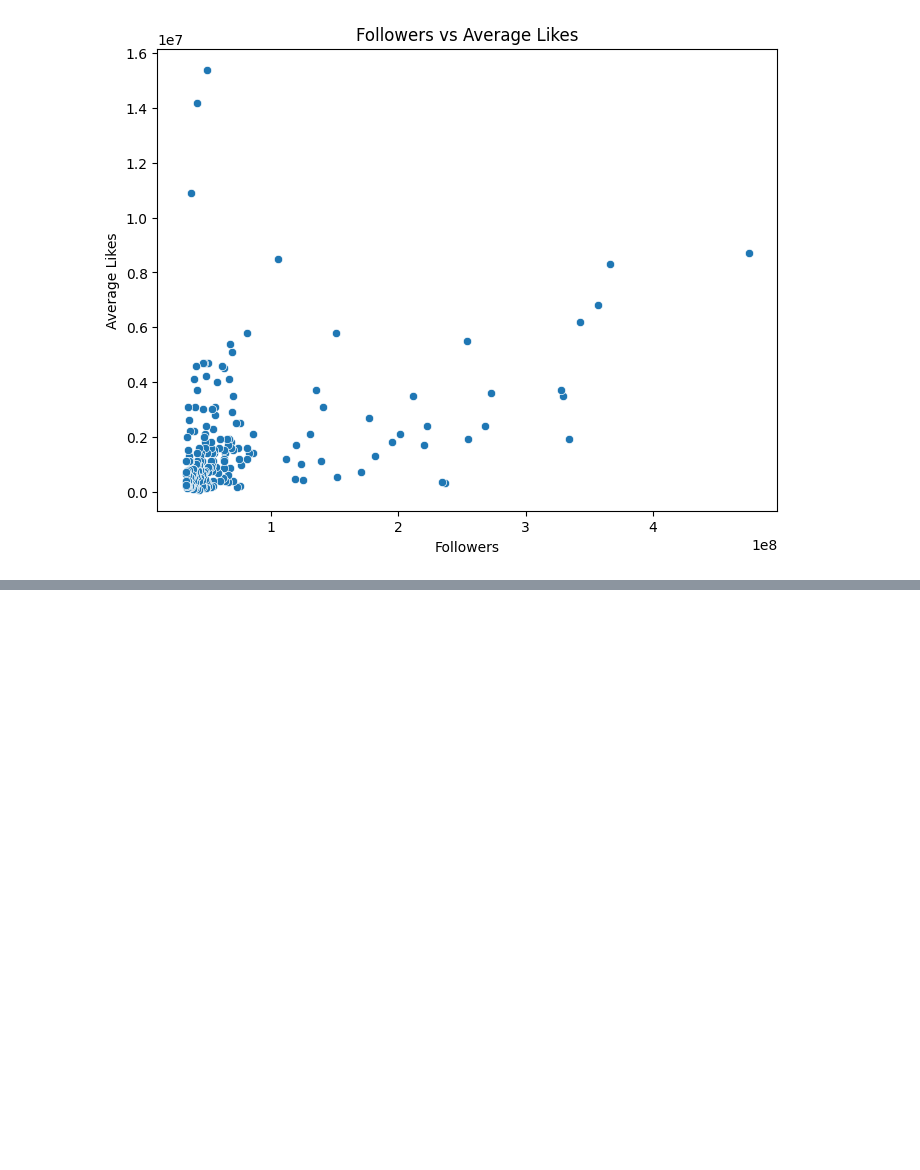
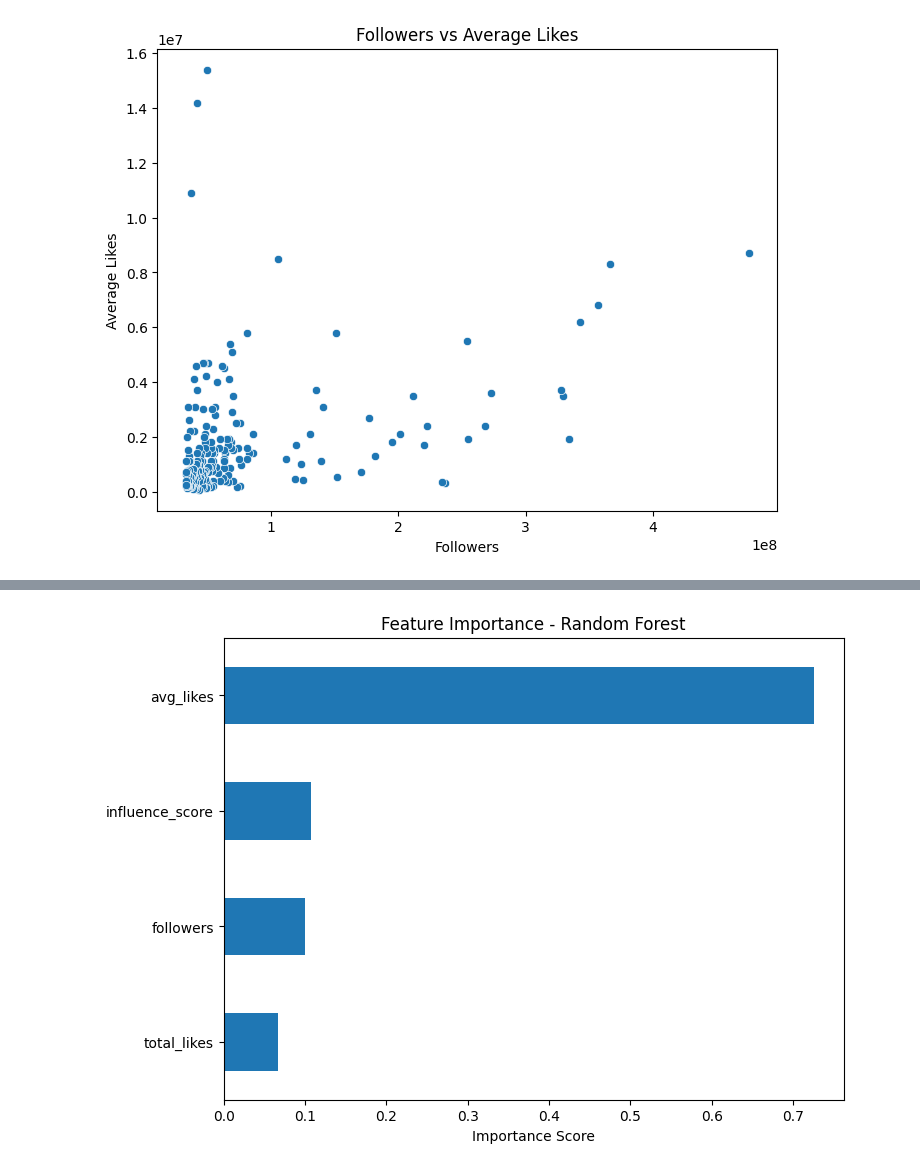
Before and after one commit to silaozturkler/DSA210-sila-ozturkler, a Jupyter notebook: 01_data_analysis.ipynb, the cells around one changed output, grey strips where cells are left out. Saved outputs shown, nothing was run; the diff lists cells and outputs as text; code cells hidden in the pictures; blank space fills up the shorter version.

```diff
--- a/01_data_analysis.ipynb
+++ b/01_data_analysis.ipynb
@@ -164,0 +232,40 @@ plt.show()
+# %%
+from sklearn.ensemble import RandomForestRegressor
+import pandas as pd
+import matplotlib.pyplot as plt
+
+rf_df = df[[
+    "followers",
+    "influence_score",
+    "avg_likes",
+    "total_likes",
+    "60_day_eng_rate"
+]].dropna()
+
+X = rf_df[[
+    "followers",
+    "influence_score",
+    "avg_likes",
+    "total_likes"
+]]
+
+y = rf_df["60_day_eng_rate"]
+
+model = RandomForestRegressor(random_state=42)
+model.fit(X, y)
+
+importance = pd.Series(
+    model.feature_importances_,
+    index=X.columns
+).sort_values()
+
+plt.figure(figsize=(8,6))
+importance.plot(kind="barh")
+
+plt.title("Feature Importance - Random Forest")
+plt.xlabel("Importance Score")
+
+plt.savefig("feature_importance.png", bbox_inches="tight")
+plt.show()
+# %% [output]
+[figure, added]
```
Also changed, not shown: parts of 4 cells of this notebook.
